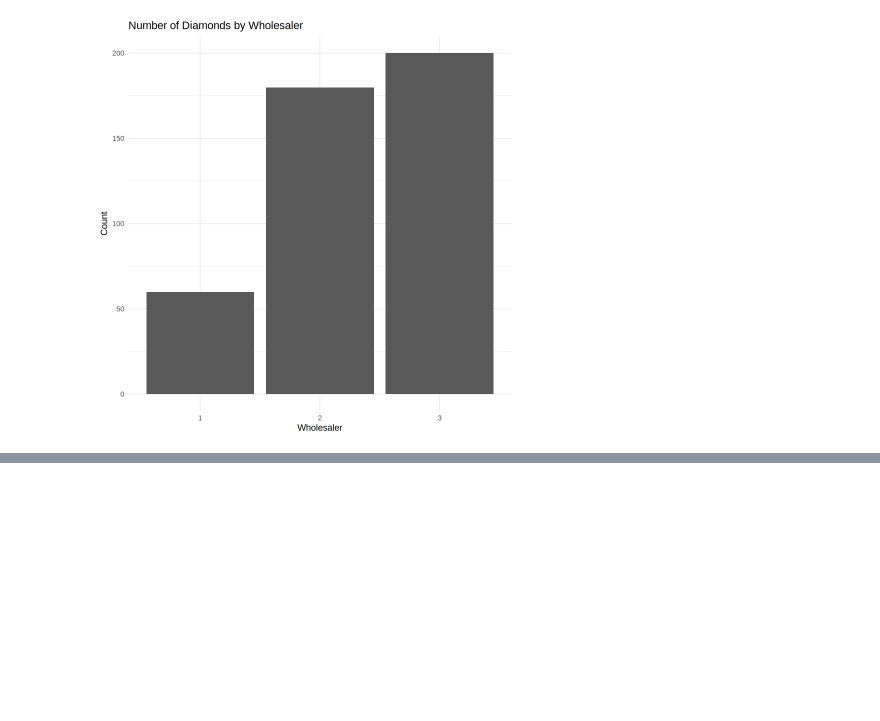
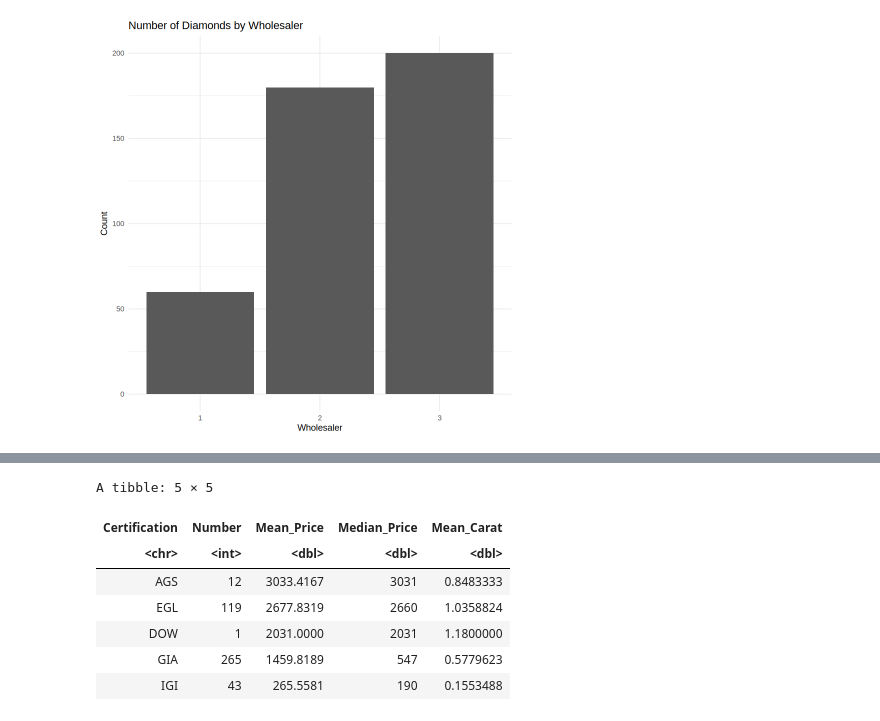
Before and after one commit to iplaycos1-crypto/MBA6636, a Jupyter notebook: Copy_of_MBA6636_3769291_Sun_DEA.ipynb, the cells around one changed output, grey strips where cells are left out. Drawn from its saved outputs; the diff is of its cells as text; code cells hidden in the pictures; blank space fills up the shorter version.

```diff
--- a/Copy_of_MBA6636_3769291_Sun_DEA.ipynb
+++ b/Copy_of_MBA6636_3769291_Sun_DEA.ipynb
@@ -521,0 +524,21 @@ A tibble: 9 × 4
+# %%
+# Compare prices by clarity
+diamonds %>%
+  group_by(Certification) %>%
+  summarise(
+    Number = n(),
+    Mean_Price = mean(Price),
+    Median_Price = median(Price),
+    Mean_Carat = mean(Carat),
+    .groups = "drop"
+  ) %>%
+  arrange(desc(Median_Price))
+# %% [output]
+A tibble: 5 × 5
+| Certification | Number | Mean_Price | Median_Price | Mean_Carat |
+| <chr> | <int> | <dbl> | <dbl> | <dbl> |
+| AGS | 12 | 3033.4167 | 3031 | 0.8483333 |
+| EGL | 119 | 2677.8319 | 2660 | 1.0358824 |
+| DOW | 1 | 2031.0000 | 2031 | 1.1800000 |
+| GIA | 265 | 1459.8189 | 547 | 0.5779623 |
+| IGI | 43 | 265.5581 | 190 | 0.1553488 |
```
Also changed, not shown: parts of 2 cells of this notebook.
